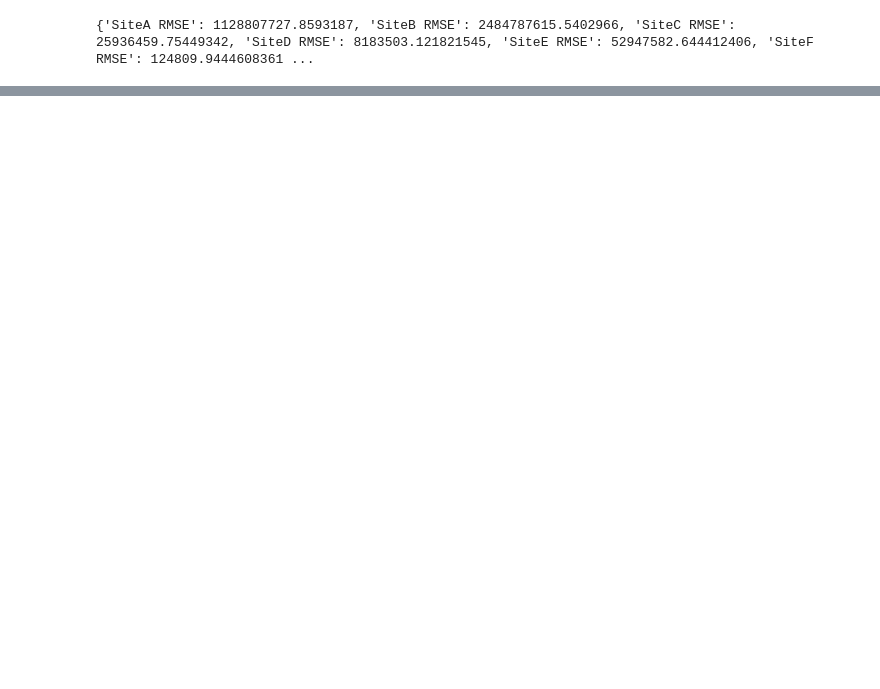
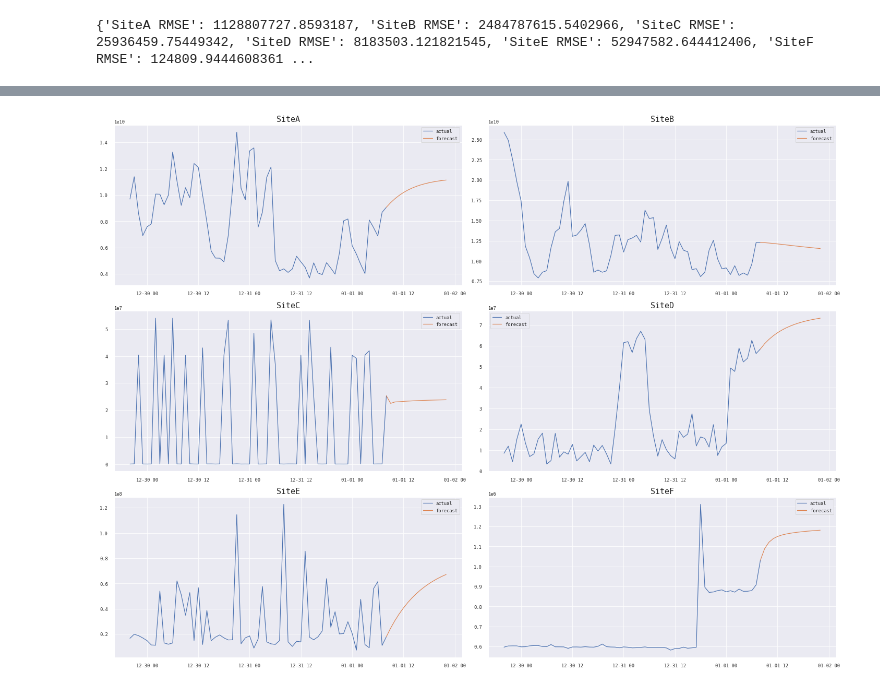
Before and after one commit to bashirmohd/time-series-mlops, a Jupyter notebook: notebooks/untitled.ipynb, the cells around one changed output, grey strips where cells are left out. Drawn from its saved outputs; the diff is of its cells as text; code cells hidden in the pictures; blank space fills up the shorter version.

```diff
--- a/notebooks/untitled.ipynb
+++ b/notebooks/untitled.ipynb
@@ -134,0 +204,7 @@ print(yhat)
+# %%
+date = df[-1:].index
+future_date = []
+for i in range(15):
+    date += timedelta(hours=1)
+    future_date.append(date)
+print(future_date)
@@ -134,0 +213,4 @@ print(yhat)
+# %%
+yhat_df = pd.DataFrame(yhat, columns=df.columns, index=list(map(list, zip(*future_date))))
+yhat_df.index.rename('Time', inplace=True)
+yhat_df
@@ -134,0 +235,3 @@ print(yhat)
+# %%
+idx = yhat_df.index.get_level_values(0).astype(str)
+yhat_df.index = pd.to_datetime(idx)
@@ -134,0 +250,3 @@ print(yhat)
+# %%
+df_full = pd.concat([df, yhat_df], axis=0)
+df_full.tail()
@@ -134,0 +277,15 @@ print(yhat)
+# %%
+c = 1
+fig = plt.figure(figsize=(20,15))
+for col in df.columns:
+    plt.subplot(3, 2, c)
+    plt.title(f'{col}', size=15)
+    plt.tight_layout()
+    # plt.plot(df[8700:][col])
+    plt.plot(df_full[8700:len(df)+1][col], label='actual')
+    plt.plot(df_full[len(df):][col], label='forecast')
+    plt.legend()
+    c += 1
+plt.show()
+# %% [output]
+[figure, added]
```
Also changed, not shown: parts of 13 cells of this notebook.
